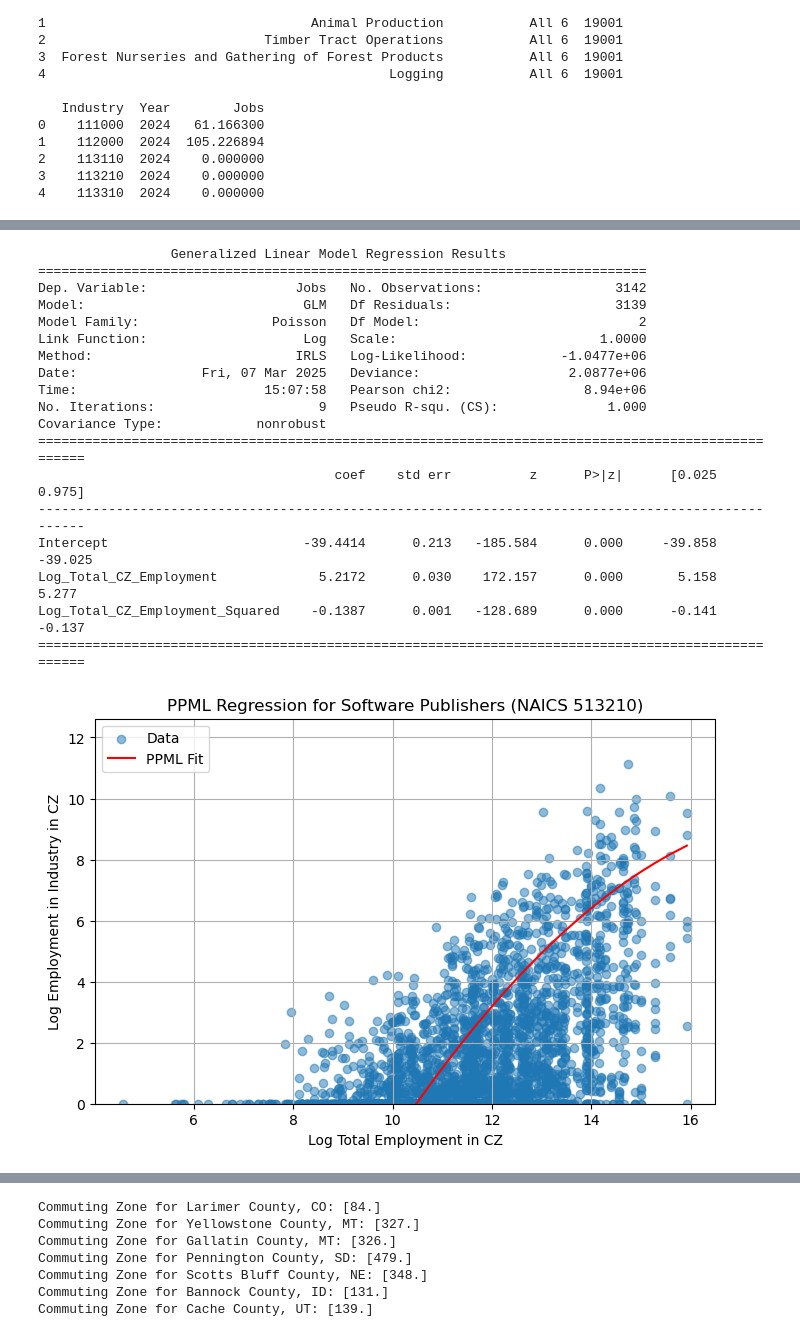
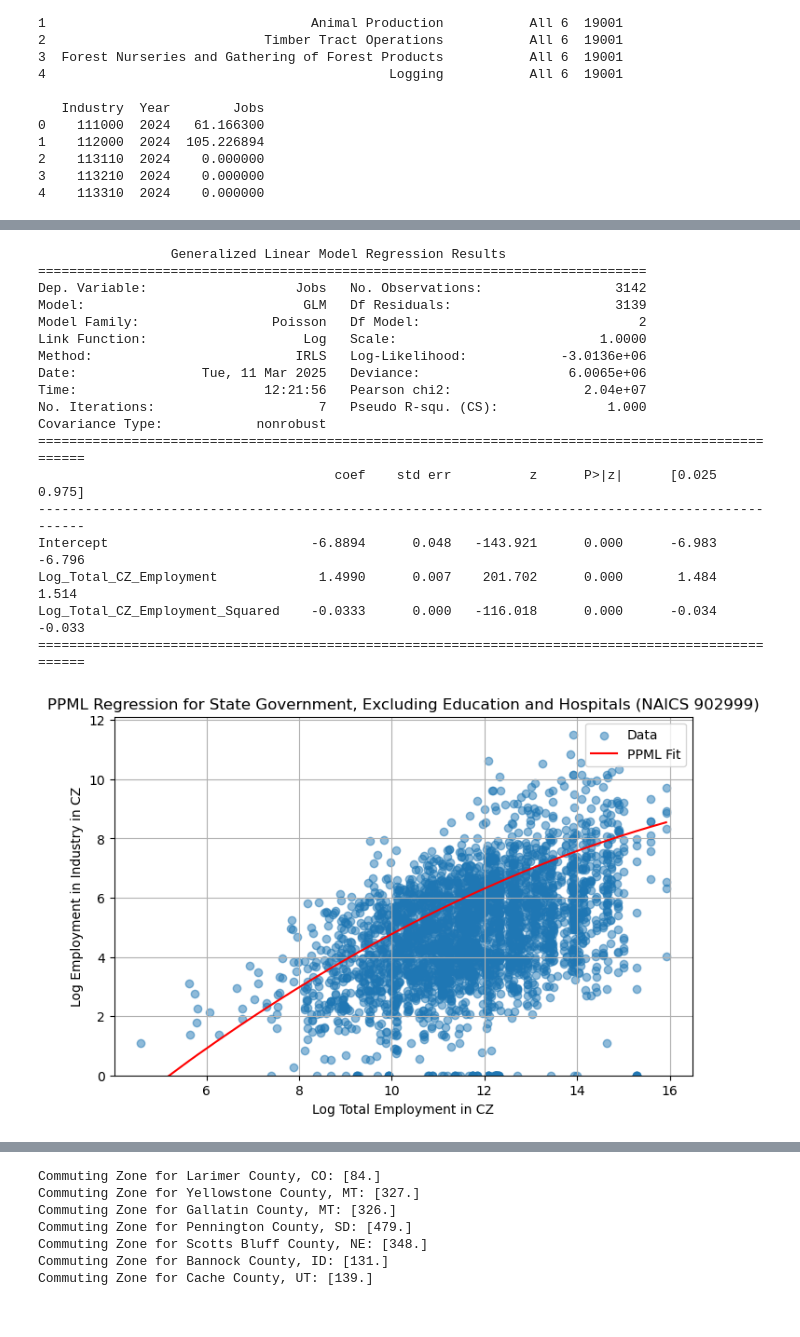
Before and after one commit to christensenwyo/Economic-Complexity, a Jupyter notebook: WY_Econ_Potential.ipynb, the cells around one changed output, grey strips where cells are left out. Cells and saved outputs as stored; diff of their text form; code cells hidden in the pictures.

```diff
--- a/WY_Econ_Potential.ipynb
+++ b/WY_Econ_Potential.ipynb
@@ -154,27 +154,27 @@ Log_Total_CZ_Employment_Squared     0.0276      0.000     62.315      0.000
 ===================================================================================================
 [figure]
 # %%
-run_ppml_te(df, naics_code=513210)
+run_ppml_te(df, naics_code=902999)
 # %% [output]
                  Generalized Linear Model Regression Results
 ==============================================================================
 Dep. Variable:                   Jobs   No. Observations:                 3142
 Model:                            GLM   Df Residuals:                     3139
 Model Family:                 Poisson   Df Model:                            2
 Link Function:                    Log   Scale:                          1.0000
-Method:                          IRLS   Log-Likelihood:            -1.0477e+06
-Date:                Fri, 07 Mar 2025   Deviance:                   2.0877e+06
-Time:                        15:07:58   Pearson chi2:                 8.94e+06
-No. Iterations:                     9   Pseudo R-squ. (CS):              1.000
+Method:                          IRLS   Log-Likelihood:            -3.0136e+06
+Date:                Tue, 11 Mar 2025   Deviance:                   6.0065e+06
+Time:                        12:21:56   Pearson chi2:                 2.04e+07
+No. Iterations:                     7   Pseudo R-squ. (CS):              1.000
 Covariance Type:            nonrobust
 ===================================================================================================
                                       coef    std err          z      P>|z|      [0.025      0.975]
 ---------------------------------------------------------------------------------------------------
-Intercept                         -39.4414      0.213   -185.584      0.000     -39.858     -39.025
-Log_Total_CZ_Employment             5.2172      0.030    172.157      0.000       5.158       5.277
-Log_Total_CZ_Employment_Squared    -0.1387      0.001   -128.689      0.000      -0.141      -0.137
+Intercept                          -6.8894      0.048   -143.921      0.000      -6.983      -6.796
+Log_Total_CZ_Employment             1.4990      0.007    201.702      0.000       1.484       1.514
+Log_Total_CZ_Employment_Squared    -0.0333      0.000   -116.018      0.000      -0.034      -0.033
 ===================================================================================================
-[figure, old version]
+[figure, new version]
 # %%
 def run_ppml_se(df, naics_code):
     """
```
Also changed, not shown: parts of 8 cells of this notebook.
